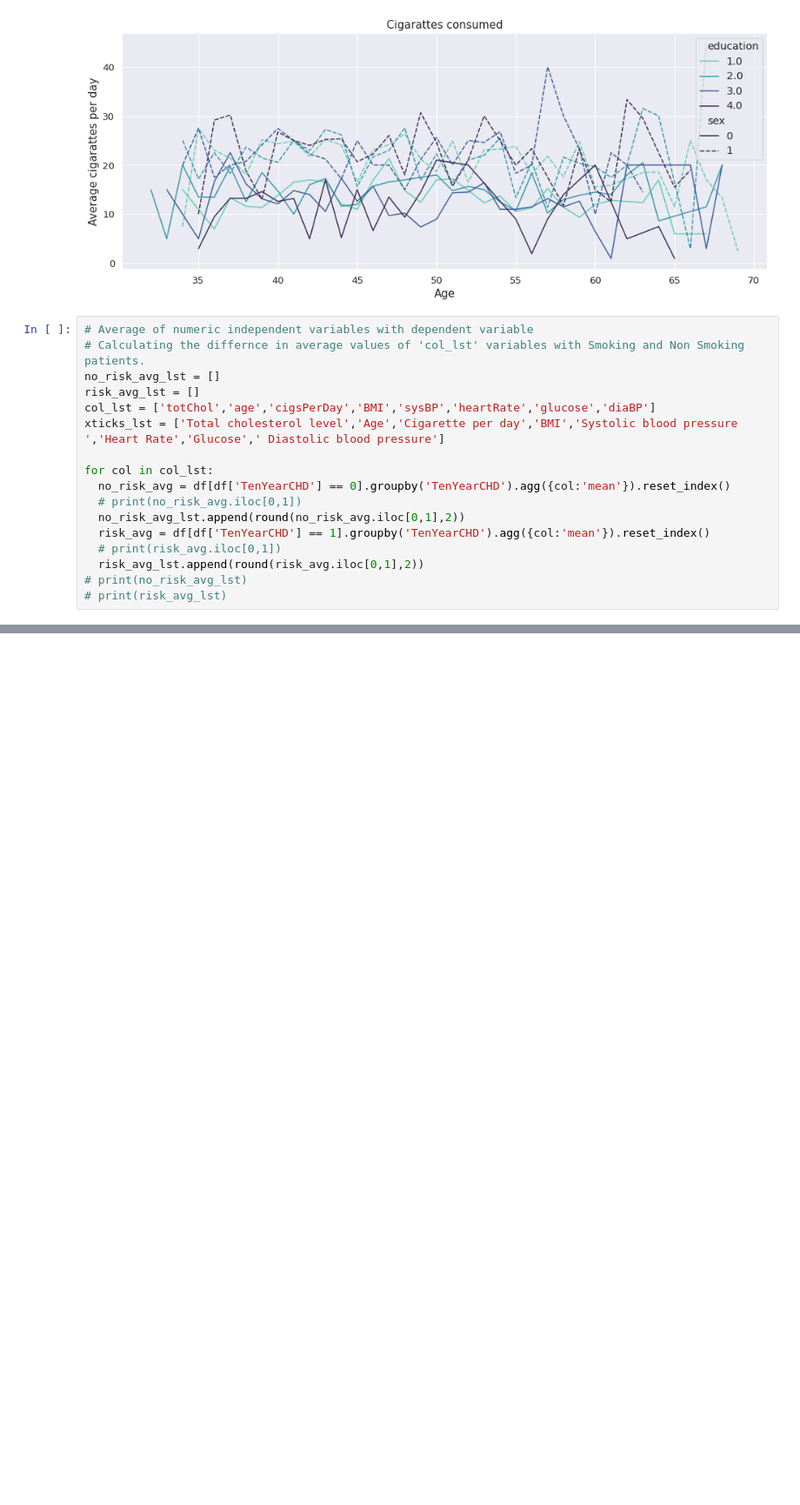
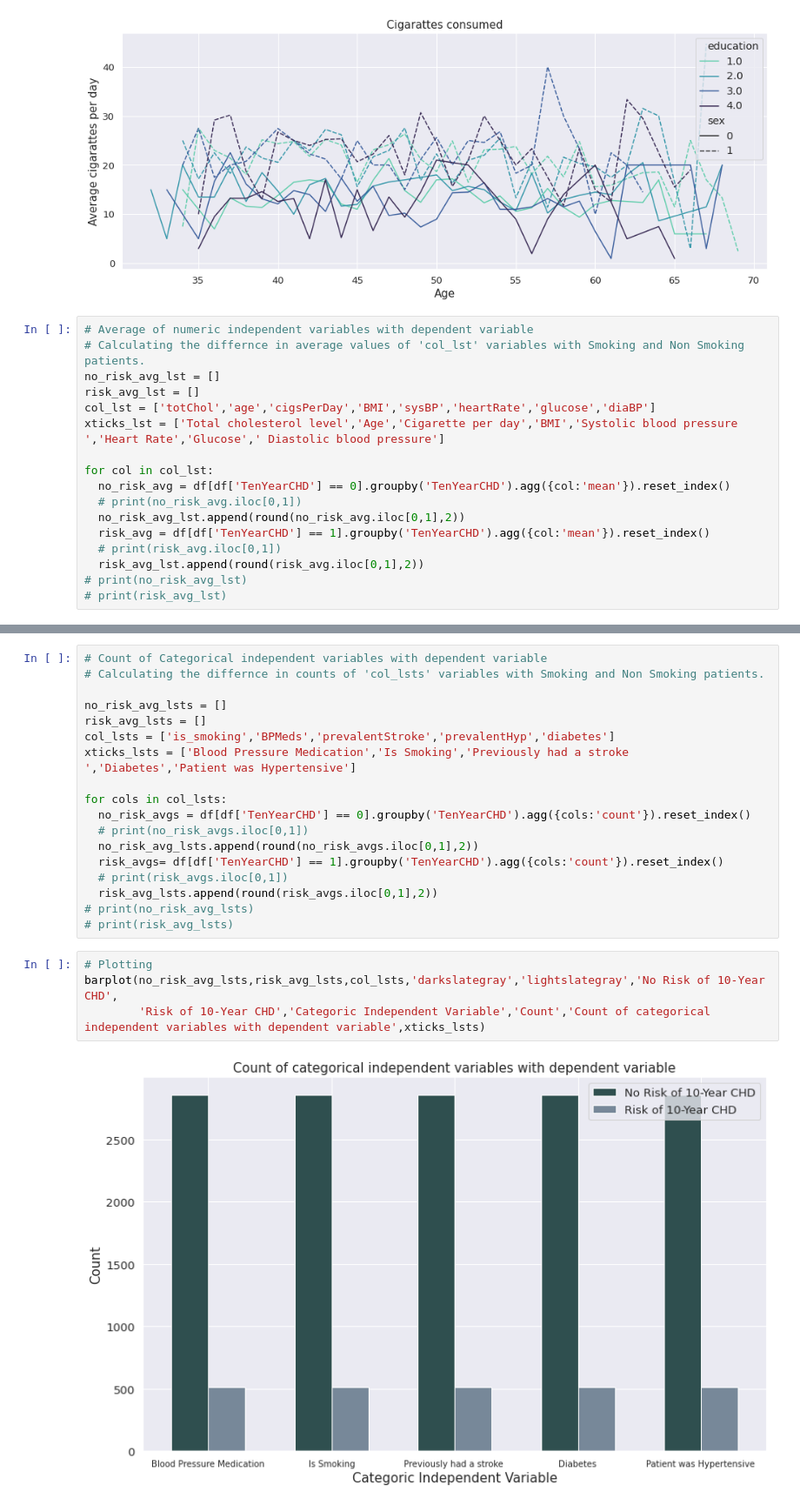
Before and after one commit to Sriharish19/SH-Supervised-ML-Cardiovascular-Risk-Prediction, a Jupyter notebook: SH_Supervised_ML_Classification_Cardiovascular_Risk_Prediction.ipynb, the cells around one changed output, grey strips where cells are left out. Shown at 87% size. Saved outputs shown, nothing was run; the diff lists cells and outputs as text; blank space fills up the shorter version.

```diff
--- a/SH_Supervised_ML_Classification_Cardiovascular_Risk_Prediction.ipynb
+++ b/SH_Supervised_ML_Classification_Cardiovascular_Risk_Prediction.ipynb
@@ -325,0 +351,24 @@ for col in col_lst:
+# %%
+# Count of Categorical independent variables with dependent variable
+# Calculating the differnce in counts of 'col_lsts' variables with Smoking and Non Smoking patients.
+
+no_risk_avg_lsts = []
+risk_avg_lsts = []
+col_lsts = ['is_smoking','BPMeds','prevalentStroke','prevalentHyp','diabetes']
+xticks_lsts = ['Blood Pressure Medication','Is Smoking','Previously had a stroke ','Diabetes','Patient was Hypertensive']
+
+for cols in col_lsts:
+  no_risk_avgs = df[df['TenYearCHD'] == 0].groupby('TenYearCHD').agg({cols:'count'}).reset_index()
+  # print(no_risk_avgs.iloc[0,1])
+  no_risk_avg_lsts.append(round(no_risk_avgs.iloc[0,1],2))
+  risk_avgs= df[df['TenYearCHD'] == 1].groupby('TenYearCHD').agg({cols:'count'}).reset_index()
+  # print(risk_avgs.iloc[0,1])
+  risk_avg_lsts.append(round(risk_avgs.iloc[0,1],2))
+# print(no_risk_avg_lsts)
+# print(risk_avg_lsts)
+# %%
+# Plotting
+barplot(no_risk_avg_lsts,risk_avg_lsts,col_lsts,'darkslategray','lightslategray','No Risk of 10-Year CHD',
+        'Risk of 10-Year CHD','Categoric Independent Variable','Count','Count of categorical independent variables with dependent variable',xticks_lsts)
+# %% [output]
+[figure, added]
```
Also changed, not shown: parts of 6 cells of this notebook.
